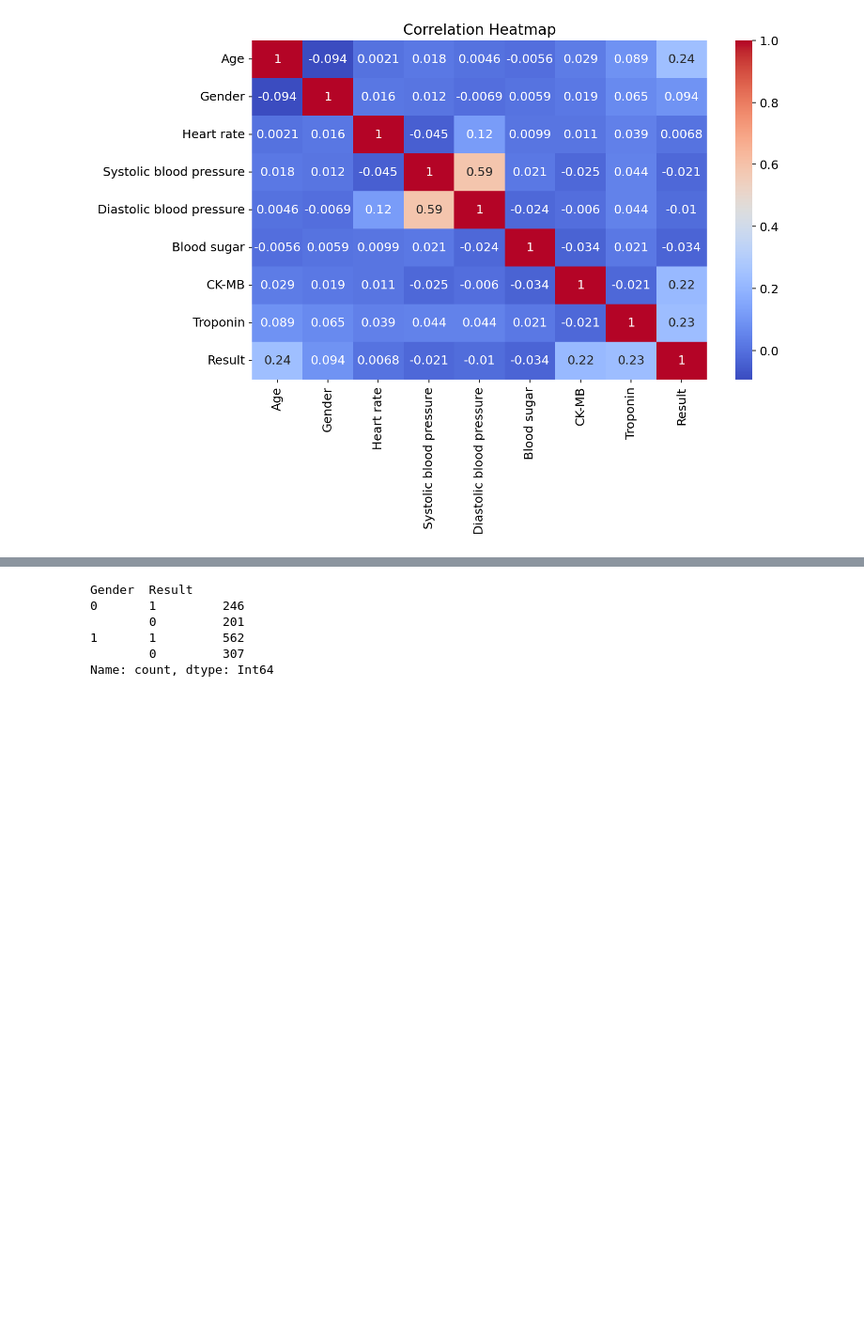
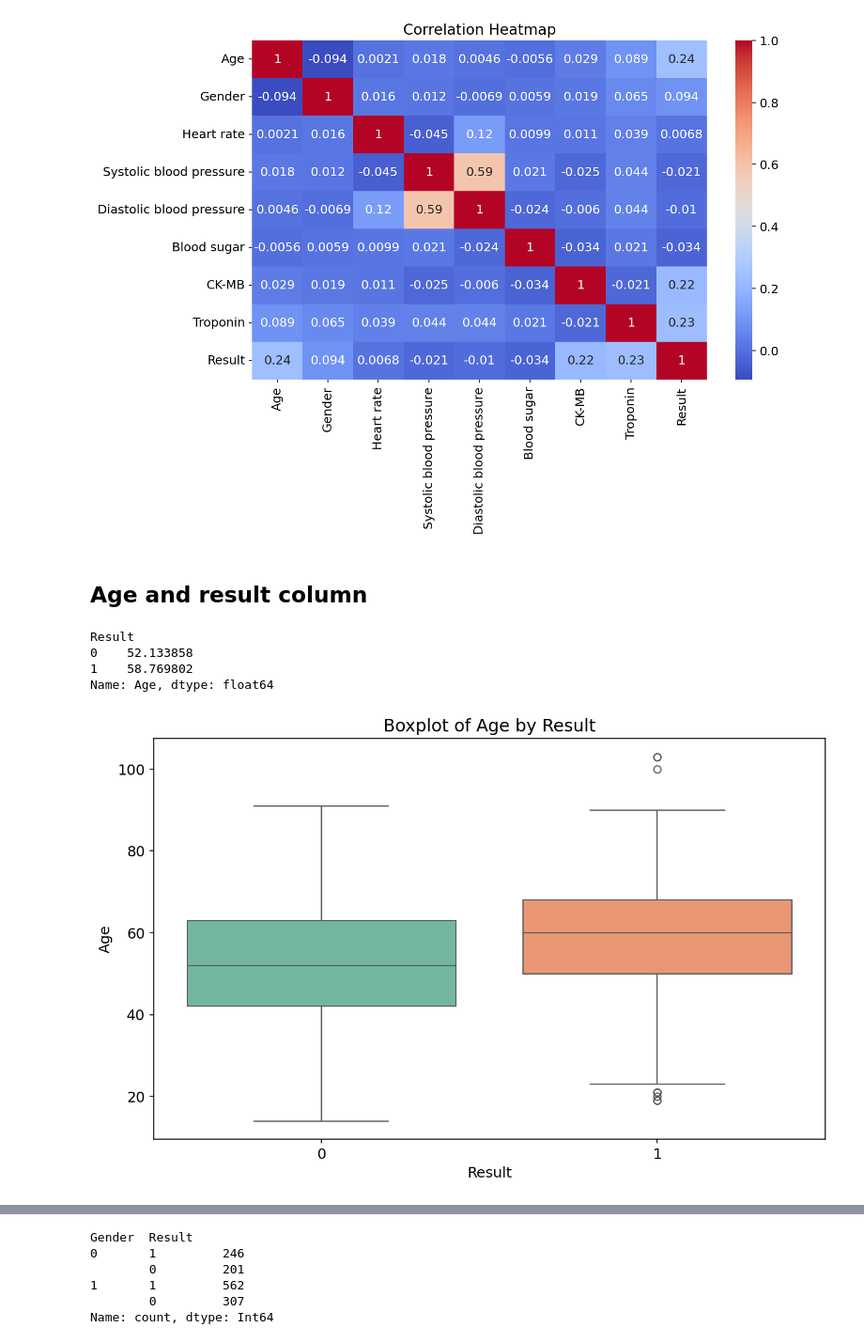
Before and after one commit to Jawad-Muzafar/EDA, a Jupyter notebook: Heart attack dataset/eda.ipynb, the cells around one changed output, grey strips where cells are left out. Shown at 94% size. Cells and saved outputs as stored; diff of their text form; code cells hidden in the pictures; blank space fills up the shorter version.

```diff
--- a/Heart attack dataset/eda.ipynb
+++ b/Heart attack dataset/eda.ipynb
@@ -757,3 +757,18 @@ plt.title('Correlation Heatmap')
 plt.show()
 # %% [output]
 [figure]
+# %% [markdown]
+## **Age and result column**
+# %%
+df.groupby('Result')['Age'].mean()
+# %% [output]
+Result
+0    52.133858
+1    58.769802
+Name: Age, dtype: float64
+# %%
+sns.boxplot(x='Result',y='Age',data=df,palette='Set2')
+plt.title('Boxplot of Age by Result')
+plt.show()
+# %% [output]
+[figure, added]
```
Also changed, not shown: parts of 17 cells of this notebook.
